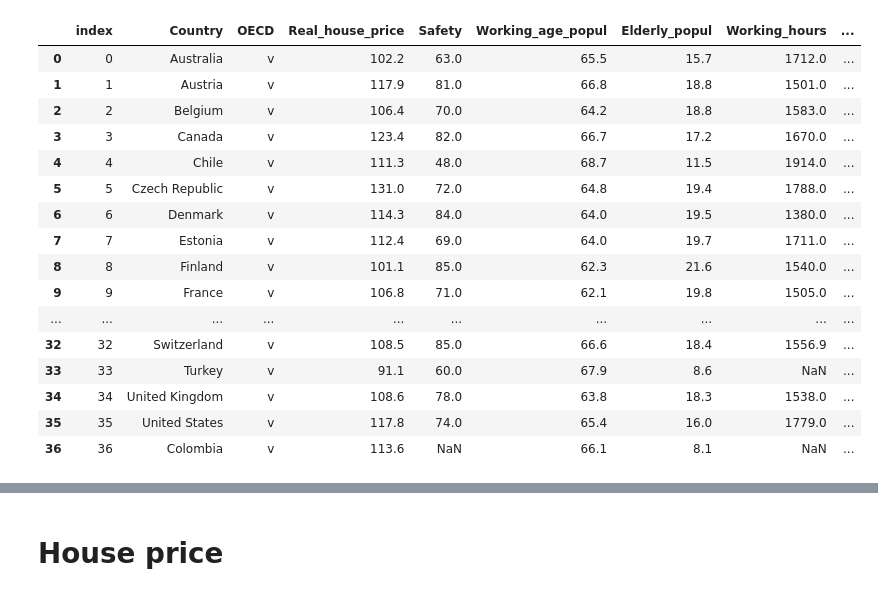
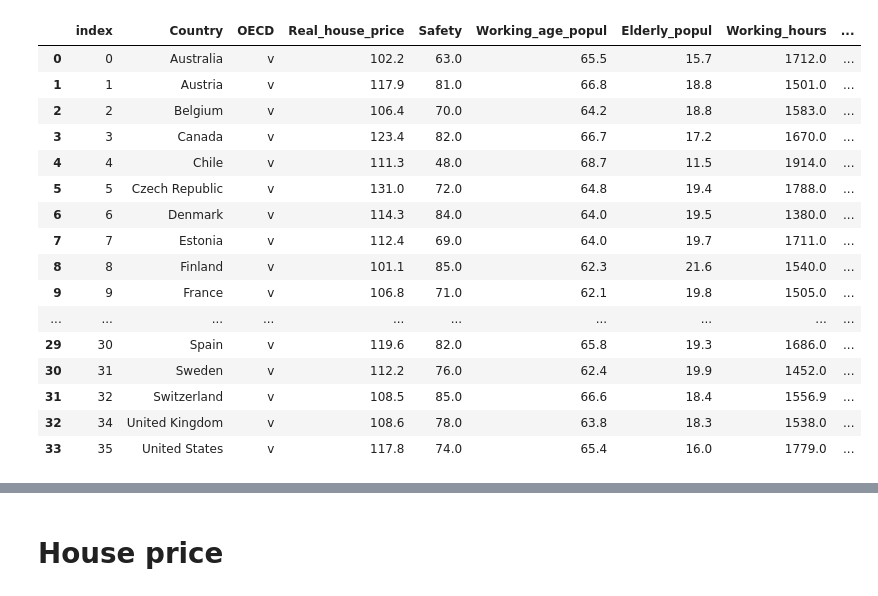
Before and after one commit to kjyju3955/BigdataProgramming, a Jupyter notebook: 프로젝트/Untitled.ipynb, the cells around one changed output, grey strips where cells are left out. Saved outputs shown, nothing was run; the diff lists cells and outputs as text; code cells hidden in the pictures.

```diff
--- a/프로젝트/Untitled.ipynb
+++ b/프로젝트/Untitled.ipynb
@@ -1,33 +1,35 @@
 # %%
 import pandas as pd
 import numpy as np
 import matplotlib.pyplot as plt
 import seaborn as sns
 import scipy.stats as stats
 from sklearn.metrics import mean_squared_error
 import math
 from sklearn.linear_model import LinearRegression
 
-data=pd.read_csv('/Users/juyoung/Desktop/빅데이터프로그래밍/프로젝트/data/bigpro_test.csv',encoding='utf-8')
-data=data[data['OECD']=='v']
-data=data.reset_index()
-data
+Data=pd.read_csv('/Users/Juyoung/Desktop/BigdataProgramming-main/프로젝트/data/bigpro_test.csv',encoding='utf-8')
+#data=pd.read_csv('/Users/juyoung/Desktop/빅데이터프로그래밍/프로젝트/data/bigpro_test.csv',encoding='utf-8')
+Data=Data[Data['OECD']=='v']
+Data=Data.dropna(axis=0)
+Data=Data.reset_index()
+Data
 # %% [output]
 |  | index | Country | OECD | Real_house_price | Safety | Working_age_popul | Elderly_popul | Working_hours | ... |
 | 0 | 0 | Australia | v | 102.2 | 63.0 | 65.5 | 15.7 | 1712.0 | ... |
 | 1 | 1 | Austria | v | 117.9 | 81.0 | 66.8 | 18.8 | 1501.0 | ... |
 | 2 | 2 | Belgium | v | 106.4 | 70.0 | 64.2 | 18.8 | 1583.0 | ... |
 | 3 | 3 | Canada | v | 123.4 | 82.0 | 66.7 | 17.2 | 1670.0 | ... |
 | 4 | 4 | Chile | v | 111.3 | 48.0 | 68.7 | 11.5 | 1914.0 | ... |
 | 5 | 5 | Czech Republic | v | 131.0 | 72.0 | 64.8 | 19.4 | 1788.0 | ... |
 | 6 | 6 | Denmark | v | 114.3 | 84.0 | 64.0 | 19.5 | 1380.0 | ... |
 | 7 | 7 | Estonia | v | 112.4 | 69.0 | 64.0 | 19.7 | 1711.0 | ... |
 | 8 | 8 | Finland | v | 101.1 | 85.0 | 62.3 | 21.6 | 1540.0 | ... |
 | 9 | 9 | France | v | 106.8 | 71.0 | 62.1 | 19.8 | 1505.0 | ... |
 | ... | ... | ... | ... | ... | ... | ... | ... | ... | ... |
-| 32 | 32 | Switzerland | v | 108.5 | 85.0 | 66.6 | 18.4 | 1556.9 | ... |
-| 33 | 33 | Turkey | v | 91.1 | 60.0 | 67.9 | 8.6 | NaN | ... |
-| 34 | 34 | United Kingdom | v | 108.6 | 78.0 | 63.8 | 18.3 | 1538.0 | ... |
-| 35 | 35 | United States | v | 117.8 | 74.0 | 65.4 | 16.0 | 1779.0 | ... |
-| 36 | 36 | Colombia | v | 113.6 | NaN | 66.1 | 8.1 | NaN | ... |
+| 29 | 30 | Spain | v | 119.6 | 82.0 | 65.8 | 19.3 | 1686.0 | ... |
+| 30 | 31 | Sweden | v | 112.2 | 76.0 | 62.4 | 19.9 | 1452.0 | ... |
+| 31 | 32 | Switzerland | v | 108.5 | 85.0 | 66.6 | 18.4 | 1556.9 | ... |
+| 32 | 34 | United Kingdom | v | 108.6 | 78.0 | 63.8 | 18.3 | 1538.0 | ... |
+| 33 | 35 | United States | v | 117.8 | 74.0 | 65.4 | 16.0 | 1779.0 | ... |
 # %%
```
Also changed, not shown: parts of 19 cells of this notebook.
